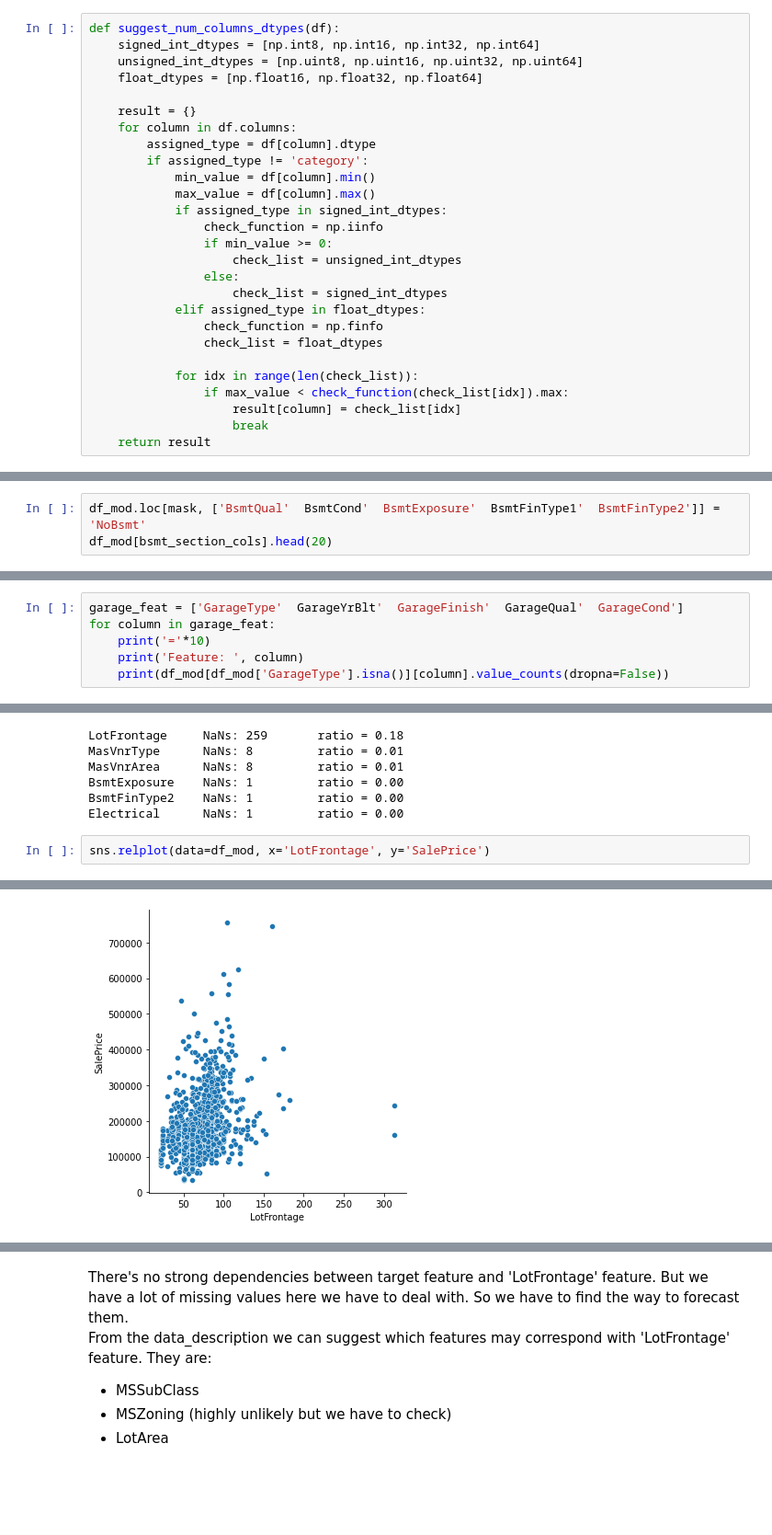
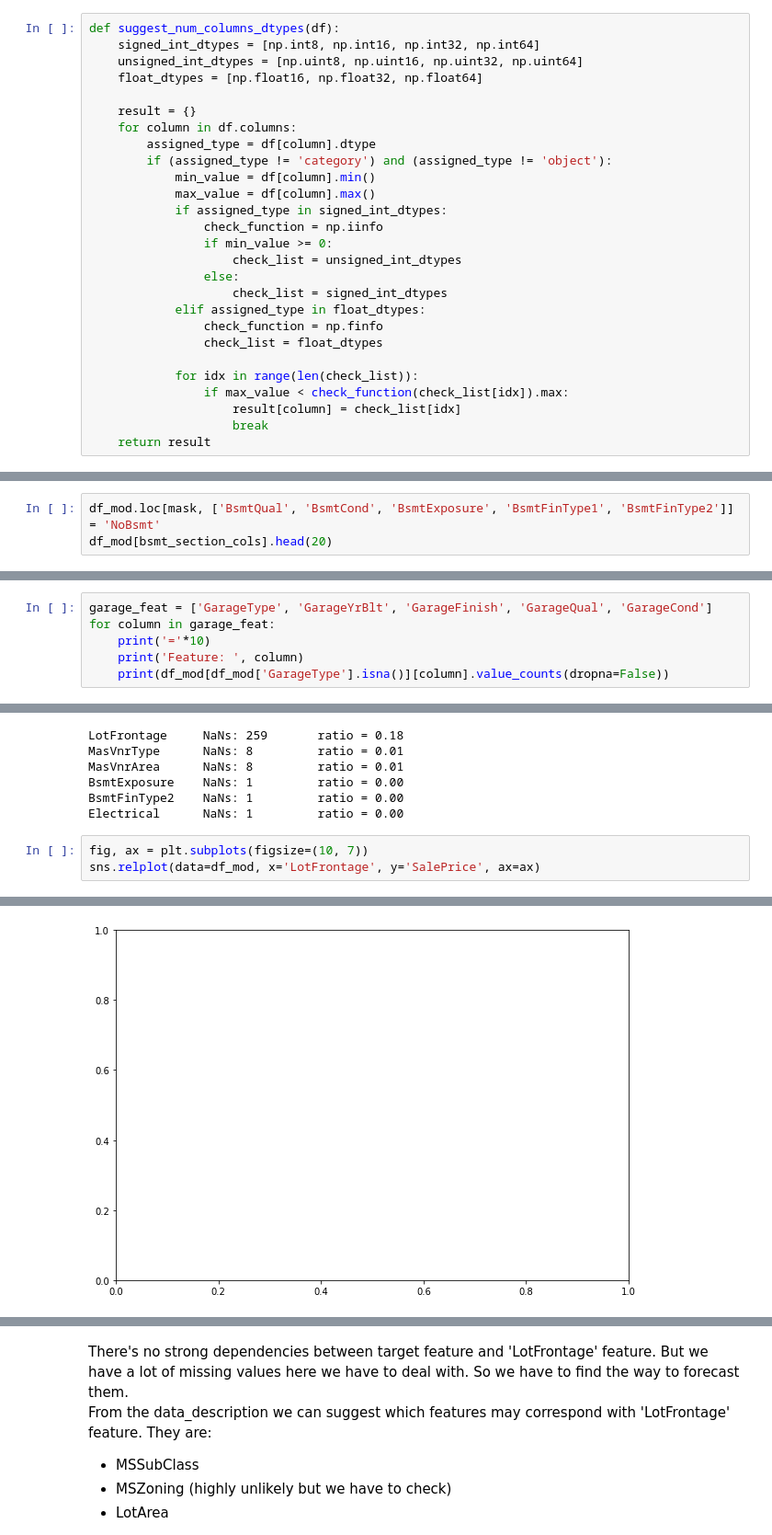
Before and after one commit to sharuhinda/adv_regression_example, a Jupyter notebook: data_exploration.ipynb, the cells around one changed output, grey strips where cells are left out. Shown at 92% size. Saved outputs shown, nothing was run; the diff lists cells and outputs as text; blank space fills up the shorter version.

```diff
--- a/data_exploration.ipynb
+++ b/data_exploration.ipynb
@@ -274,7 +249,7 @@ def suggest_num_columns_dtypes(df):
     result = {}
     for column in df.columns:
         assigned_type = df[column].dtype
-        if assigned_type != 'category':
+        if (assigned_type != 'category') and (assigned_type != 'object'):
             min_value = df[column].min()
             max_value = df[column].max()
             if assigned_type in signed_int_dtypes:
@@ -718,7 +697,7 @@ plt.yticks(
 # %%
 mask = df_mod['BsmtQual'].isna()
 # %%
-df_mod.loc[mask, ['BsmtQual'  BsmtCond'  BsmtExposure'  BsmtFinType1'  BsmtFinType2']] = 'NoBsmt'
+df_mod.loc[mask, ['BsmtQual', 'BsmtCond', 'BsmtExposure', 'BsmtFinType1', 'BsmtFinType2']] = 'NoBsmt'
 df_mod[bsmt_section_cols].head(20)
 # %% [output]
 |  | BsmtQual | BsmtCond | BsmtExposure | BsmtFinType1 | BsmtFinType2 |
@@ -793,7 +772,7 @@ df_mod[df['FireplaceQu'].isna()][['Fireplaces'  FireplaceQu']]
 # %% [markdown]
 #### Conclusion (6) actions (Garage features section)
 # %%
-garage_feat = ['GarageType'  GarageYrBlt'  GarageFinish'  GarageQual'  GarageCond']
+garage_feat = ['GarageType', 'GarageYrBlt', 'GarageFinish', 'GarageQual', 'GarageCond']
 for column in garage_feat:
     print('='*10)
     print('Feature: ', column)
@@ -960,7 +942,8 @@ BsmtExposure    NaNs: 1         ratio = 0.00
 BsmtFinType2    NaNs: 1         ratio = 0.00
 Electrical      NaNs: 1         ratio = 0.00
 # %%
-sns.relplot(data=df_mod, x='LotFrontage', y='SalePrice')
+fig, ax = plt.subplots(figsize=(10, 7))
+sns.relplot(data=df_mod, x='LotFrontage', y='SalePrice', ax=ax)
 # %% [output]
 <seaborn.axisgrid.FacetGrid at 0x...>
-[figure, old version]
+[figure, new version]
```
Also changed, not shown: parts of 42 cells of this notebook, 1 other file.
